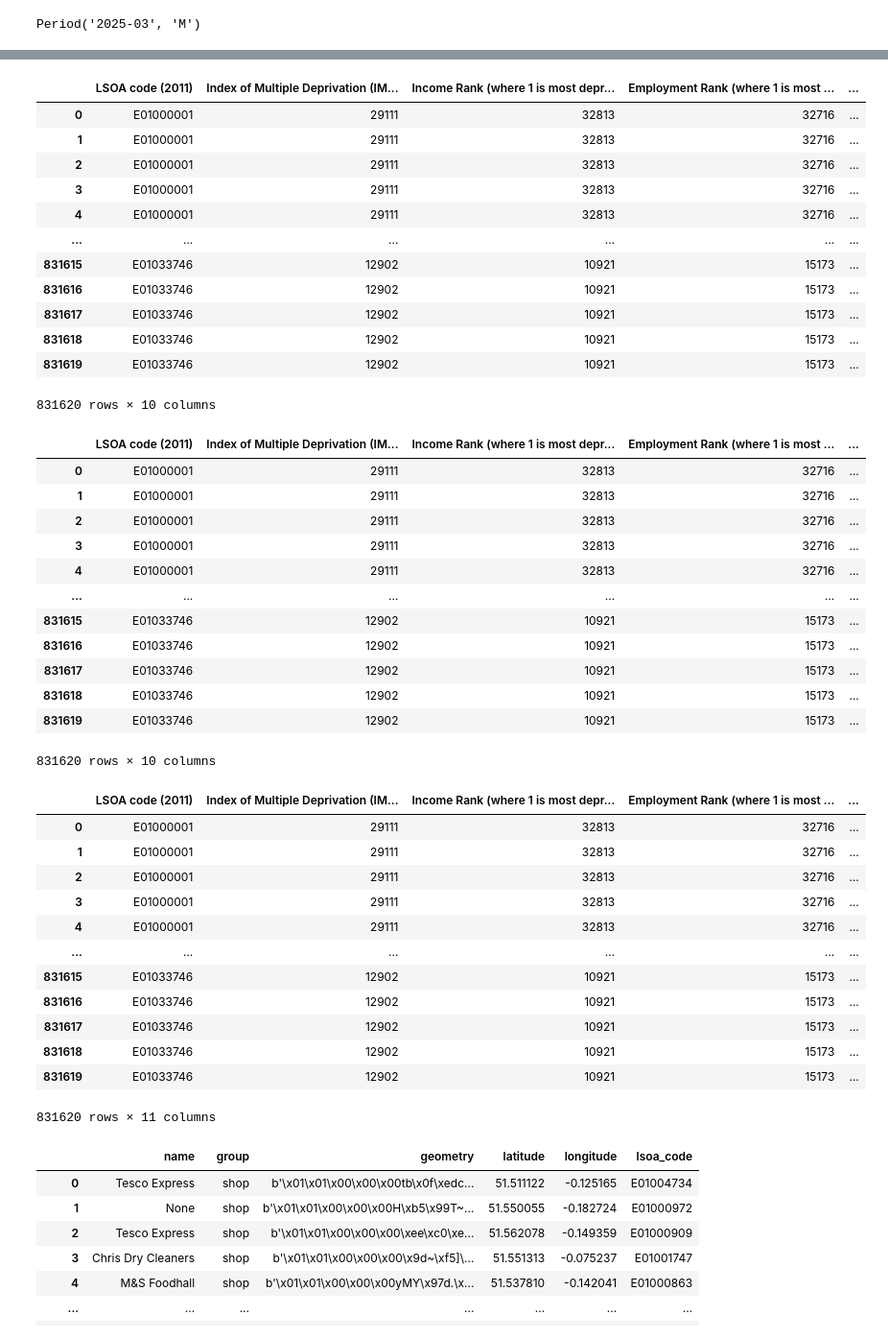
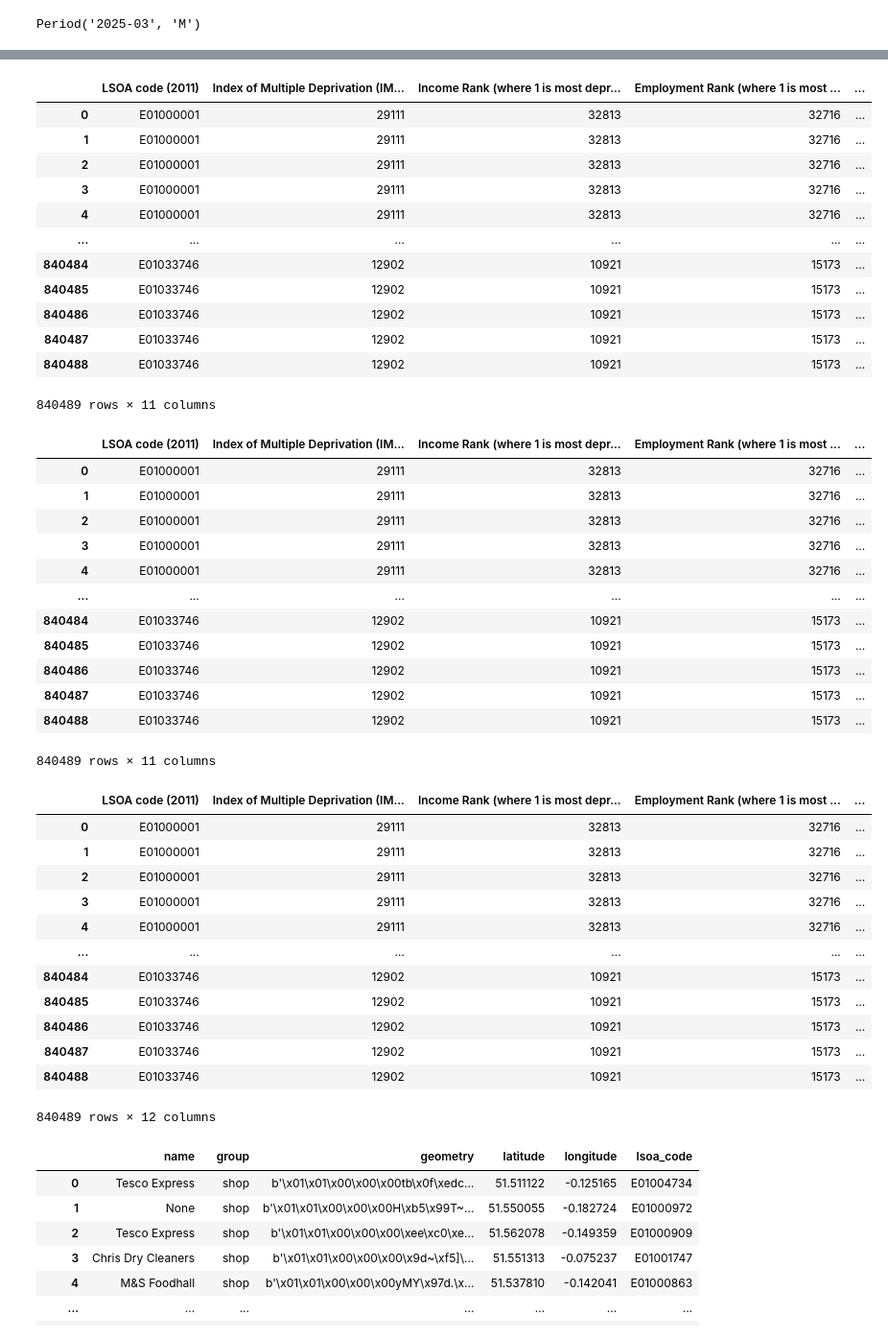
Before and after one commit to skyrimer/ARWCASP, a Jupyter notebook: Merge.ipynb, the cells around one changed output, grey strips where cells are left out. Shown at 96% size. Saved outputs shown, nothing was run; the diff lists cells and outputs as text; code cells hidden in the pictures.

Commit message:
Fixed LSOA code update

```diff
--- a/Merge.ipynb
+++ b/Merge.ipynb
@@ -301,3 +301,7 @@ street
 street['period'].max()
 # %% [output]
 Period('2025-03', 'M')
+# %%
+df_lookup = pd.read_csv('./data/LSOA_(2011)_to_LSOA_(2021)_Exact_Fit_Lookup_for_EW_(V3).csv')
+df_lookup = df_lookup.drop(columns=['CHGIND', 'LAD22CD', 'LAD22NM', 'LAD22NMW', 'ObjectId', 'LSOA11NM', 'LSOA21NM'])
+df_lookup
@@ -303,0 +322,8 @@ Period('2025-03', 'M')
+# %%
+merge_df = pd.merge(merge_df, df_lookup,
+                     left_on='LSOA code (2011)',
+                     right_on='LSOA11CD',
+                     how='left')
+merge_df = merge_df.drop(columns=['LSOA11CD'])
+merge_df = merge_df.rename(columns={'LSOA21CD': 'LSOA code (2021)'})
+merge_df
@@ -393,12 +433,12 @@ merge_df
 | 3 | E01000001 | 29111 | 32813 | 32716 | ... |
 | 4 | E01000001 | 29111 | 32813 | 32716 | ... |
 | ... | ... | ... | ... | ... | ... |
-| 831615 | E01033746 | 12902 | 10921 | 15173 | ... |
-| 831616 | E01033746 | 12902 | 10921 | 15173 | ... |
-| 831617 | E01033746 | 12902 | 10921 | 15173 | ... |
-| 831618 | E01033746 | 12902 | 10921 | 15173 | ... |
-| 831619 | E01033746 | 12902 | 10921 | 15173 | ... |
+| 840484 | E01033746 | 12902 | 10921 | 15173 | ... |
+| 840485 | E01033746 | 12902 | 10921 | 15173 | ... |
+| 840486 | E01033746 | 12902 | 10921 | 15173 | ... |
+| 840487 | E01033746 | 12902 | 10921 | 15173 | ... |
+| 840488 | E01033746 | 12902 | 10921 | 15173 | ... |
-831620 rows × 10 columns
+840489 rows × 11 columns
 # %%
 merge_df['date'] = pd.to_datetime(merge_df['date']).dt.to_period('M')
 merge_df
@@ -410,40 +450,50 @@ merge_df
 | 3 | E01000001 | 29111 | 32813 | 32716 | ... |
 | 4 | E01000001 | 29111 | 32813 | 32716 | ... |
 | ... | ... | ... | ... | ... | ... |
-| 831615 | E01033746 | 12902 | 10921 | 15173 | ... |
-| 831616 | E01033746 | 12902 | 10921 | 15173 | ... |
-| 831617 | E01033746 | 12902 | 10921 | 15173 | ... |
-| 831618 | E01033746 | 12902 | 10921 | 15173 | ... |
-| 831619 | E01033746 | 12902 | 10921 | 15173 | ... |
+| 840484 | E01033746 | 12902 | 10921 | 15173 | ... |
+| 840485 | E01033746 | 12902 | 10921 | 15173 | ... |
+| 840486 | E01033746 | 12902 | 10921 | 15173 | ... |
+| 840487 | E01033746 | 12902 | 10921 | 15173 | ... |
+| 840488 | E01033746 | 12902 | 10921 | 15173 | ... |
-831620 rows × 10 columns
+840489 rows × 11 columns
 # %%
+# Rename columns in the 'street' DataFrame to match for merging
 street = street.rename(columns={'LSOA code': 'LSOA code (2011)', 'period': 'date', 'Burglaries amount': 'Burglaries amount'})
 
+# Determine the correct LSOA column name in merge_df (either 2011 or 2021)
+lsoa_column_merge_df = 'LSOA code (2011)' if 'LSOA code (2011)' in merge_df.columns else 'LSOA21CD'
+
+# Perform the merge operation using both the LSOA code and the date
+# We use left_on and right_on because the LSOA column name might differ between dataframes
 merge = pd.merge(
     merge_df,
     street,
-    on=['LSOA code (2011)', 'date'],
+    left_on=[lsoa_column_merge_df, 'date'],  # Use the dynamically determined LSOA column and 'date' from merge_df
+    right_on=['LSOA code (2011)', 'date'],  # Use 'LSOA code (2011)' and 'date' from the renamed 'street' df
     how='left'
 )
 
+# Fill any NaN values (from the left merge where no match was found) with 0
 merge = merge.fillna(0)
+
+# Convert the 'Burglaries amount' column to integer type
 merge['Burglaries amount'] = merge['Burglaries amount'].astype(int)
 
 merge
 # %% [output]
 |  | LSOA code (2011) | Index of Multiple Deprivation (IM... | Income Rank (where 1 is most depr... | Employment Rank (where 1 is most ... | ... |
 | 0 | E01000001 | 29111 | 32813 | 32716 | ... |
 | 1 | E01000001 | 29111 | 32813 | 32716 | ... |
 | 2 | E01000001 | 29111 | 32813 | 32716 | ... |
 | 3 | E01000001 | 29111 | 32813 | 32716 | ... |
 | 4 | E01000001 | 29111 | 32813 | 32716 | ... |
 | ... | ... | ... | ... | ... | ... |
-| 831615 | E01033746 | 12902 | 10921 | 15173 | ... |
-| 831616 | E01033746 | 12902 | 10921 | 15173 | ... |
-| 831617 | E01033746 | 12902 | 10921 | 15173 | ... |
-| 831618 | E01033746 | 12902 | 10921 | 15173 | ... |
-| 831619 | E01033746 | 12902 | 10921 | 15173 | ... |
+| 840484 | E01033746 | 12902 | 10921 | 15173 | ... |
+| 840485 | E01033746 | 12902 | 10921 | 15173 | ... |
+| 840486 | E01033746 | 12902 | 10921 | 15173 | ... |
+| 840487 | E01033746 | 12902 | 10921 | 15173 | ... |
+| 840488 | E01033746 | 12902 | 10921 | 15173 | ... |
-831620 rows × 11 columns
+840489 rows × 12 columns
 # %%
 busy
 # %% [output]
```
Also changed, not shown: parts of 11 cells of this notebook, 1 other file.
